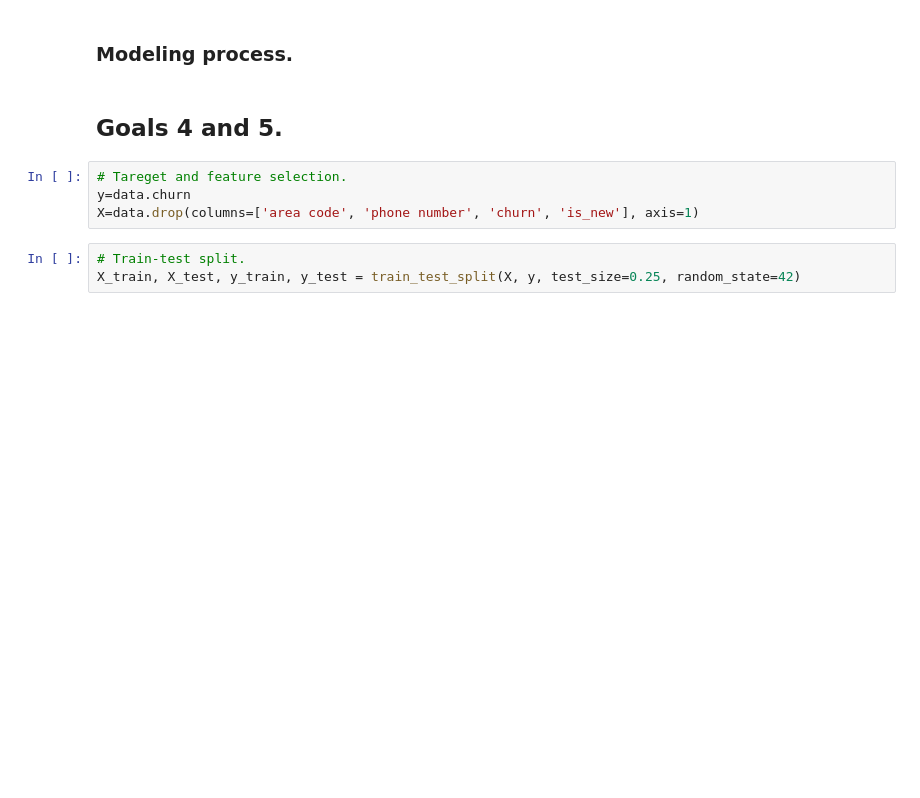
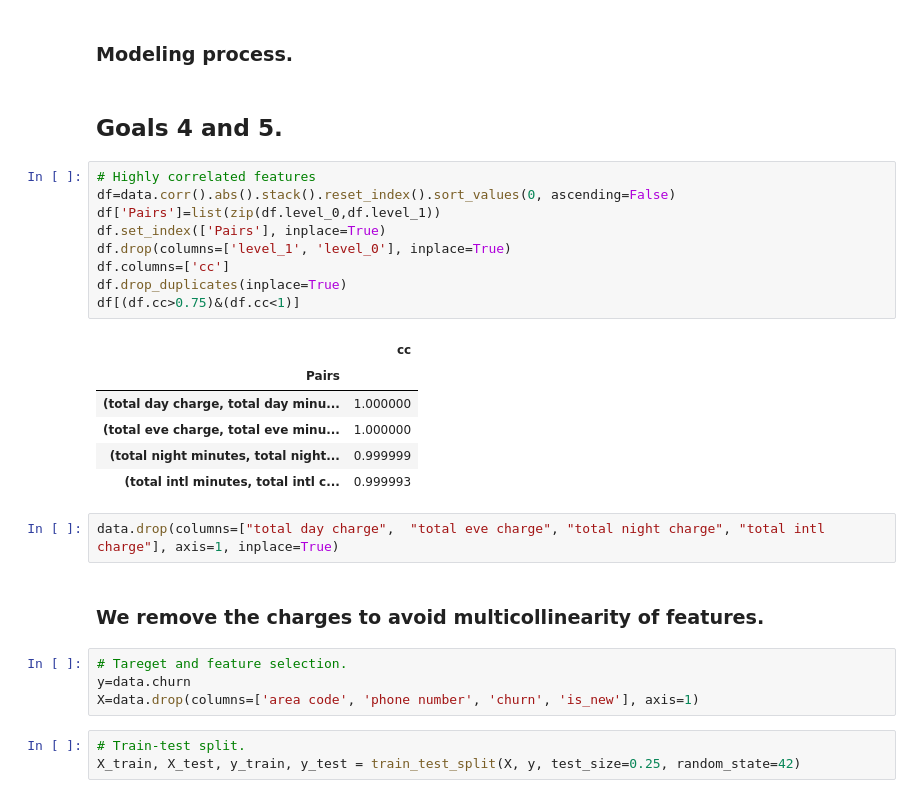
Before and after one commit to Victor-Mufasa/Phase-3-Project, a Jupyter notebook: student.ipynb, the cells around one changed output. Drawn from its saved outputs; the diff is of its cells as text; blank space fills up the shorter version.

```diff
--- a/student.ipynb
+++ b/student.ipynb
@@ -209,6 +203,26 @@ for i, rate in enumerate(churn_rates):
 ### Modeling process.
 # %% [markdown]
 ## Goals 4 and 5.
+# %%
+# Highly correlated features
+df=data.corr().abs().stack().reset_index().sort_values(0, ascending=False)
+df['Pairs']=list(zip(df.level_0,df.level_1))
+df.set_index(['Pairs'], inplace=True)
+df.drop(columns=['level_1', 'level_0'], inplace=True)
+df.columns=['cc']
+df.drop_duplicates(inplace=True)
+df[(df.cc>0.75)&(df.cc<1)]
+# %% [output]
+|  | cc |
+| Pairs |  |
+| (total day charge, total day minu... | 1.000000 |
+| (total eve charge, total eve minu... | 1.000000 |
+| (total night minutes, total night... | 0.999999 |
+| (total intl minutes, total intl c... | 0.999993 |
+# %%
+data.drop(columns=["total day charge",  "total eve charge", "total night charge", "total intl charge"], axis=1, inplace=True)
+# %% [markdown]
+### We remove the charges to avoid multicollinearity of features.
 # %%
 # Tareget and feature selection.
 y=data.churn
```
Also changed, not shown: parts of 13 cells of this notebook.
